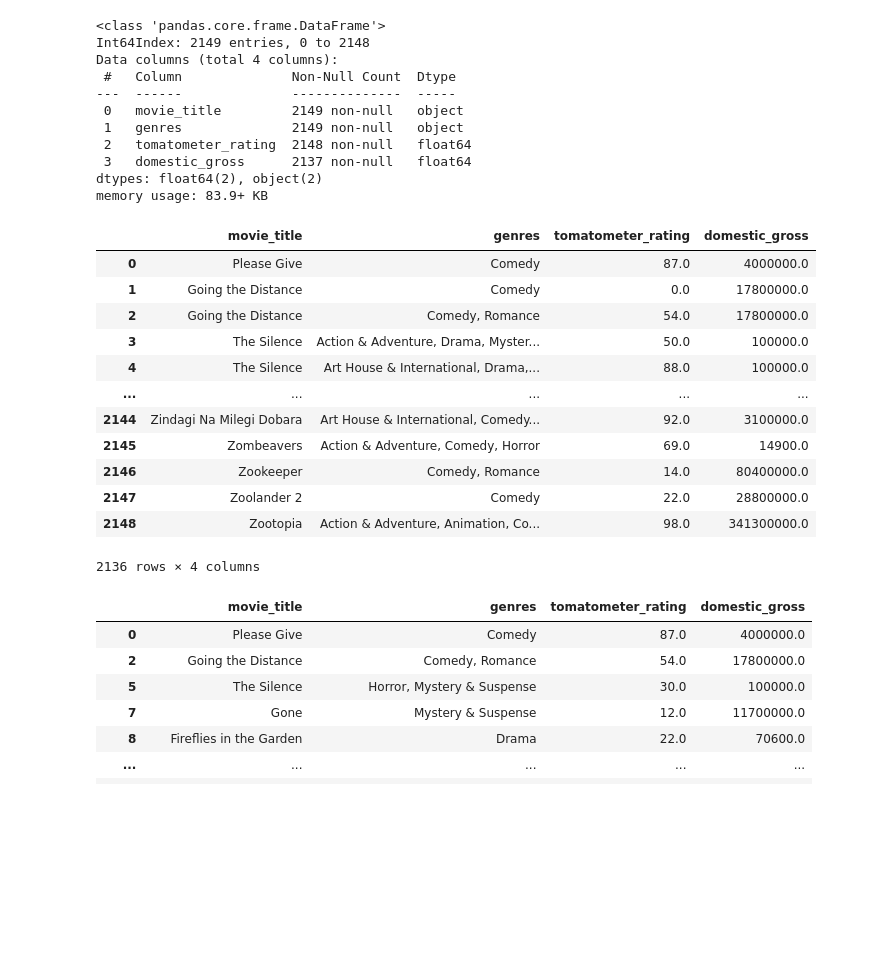
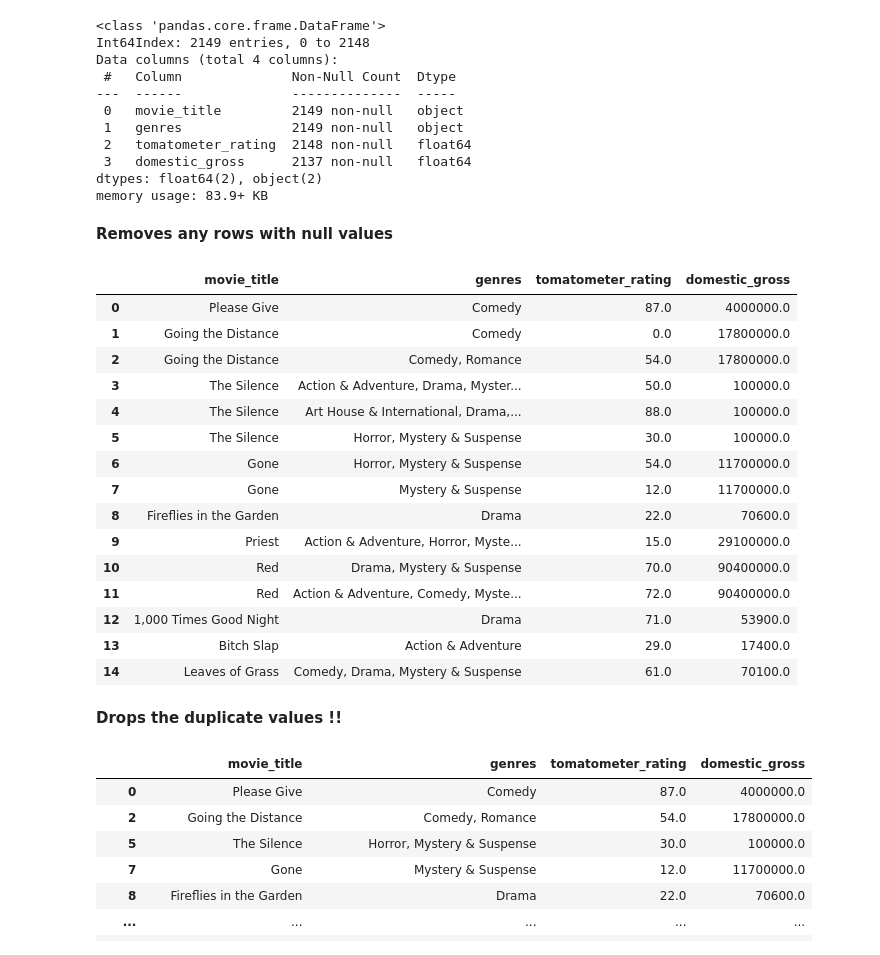
Before and after one commit to richesinrr0/microsoft_movie_analysis, a Jupyter notebook: Movie_analysis_genres_ross.ipynb, the cells around one changed output. Saved outputs shown, nothing was run; the diff lists cells and outputs as text; code cells hidden in the pictures; blank space fills up the shorter version.

```diff
--- a/Movie_analysis_genres_ross.ipynb
+++ b/Movie_analysis_genres_ross.ipynb
@@ -56,23 +64,30 @@ Data columns (total 4 columns):
  3   domestic_gross      2137 non-null   float64
 dtypes: float64(2), object(2)
 memory usage: 83.9+ KB
+# %% [markdown]
+**Removes any rows with null values**
 # %%
 df_rating_genres.dropna(inplace=True)
-df_rating_genres
+df_rating_genres.head(12)
 # %% [output]
 |  | movie_title | genres | tomatometer_rating | domestic_gross |
 | 0 | Please Give | Comedy | 87.0 | 4000000.0 |
 | 1 | Going the Distance | Comedy | 0.0 | 17800000.0 |
 | 2 | Going the Distance | Comedy, Romance | 54.0 | 17800000.0 |
 | 3 | The Silence | Action & Adventure, Drama, Myster... | 50.0 | 100000.0 |
 | 4 | The Silence | Art House & International, Drama,... | 88.0 | 100000.0 |
-| ... | ... | ... | ... | ... |
-| 2144 | Zindagi Na Milegi Dobara | Art House & International, Comedy... | 92.0 | 3100000.0 |
-| 2145 | Zombeavers | Action & Adventure, Comedy, Horror | 69.0 | 14900.0 |
-| 2146 | Zookeeper | Comedy, Romance | 14.0 | 80400000.0 |
-| 2147 | Zoolander 2 | Comedy | 22.0 | 28800000.0 |
-| 2148 | Zootopia | Action & Adventure, Animation, Co... | 98.0 | 341300000.0 |
+| 5 | The Silence | Horror, Mystery & Suspense | 30.0 | 100000.0 |
+| 6 | Gone | Horror, Mystery & Suspense | 54.0 | 11700000.0 |
+| 7 | Gone | Mystery & Suspense | 12.0 | 11700000.0 |
+| 8 | Fireflies in the Garden | Drama | 22.0 | 70600.0 |
+| 9 | Priest | Action & Adventure, Horror, Myste... | 15.0 | 29100000.0 |
+| 10 | Red | Drama, Mystery & Suspense | 70.0 | 90400000.0 |
+| 11 | Red | Action & Adventure, Comedy, Myste... | 72.0 | 90400000.0 |
+| 12 | 1,000 Times Good Night | Drama | 71.0 | 53900.0 |
+| 13 | Bitch Slap | Action & Adventure | 29.0 | 17400.0 |
+| 14 | Leaves of Grass | Comedy, Drama, Mystery & Suspense | 61.0 | 70100.0 |
-2136 rows × 4 columns
+# %% [markdown]
+**Drops the duplicate values !!**
 # %%
 df_rating_genres.drop_duplicates(subset='movie_title', keep='last' , inplace=True)
 df_rating_genres
```
Also changed, not shown: parts of 34 cells of this notebook.
